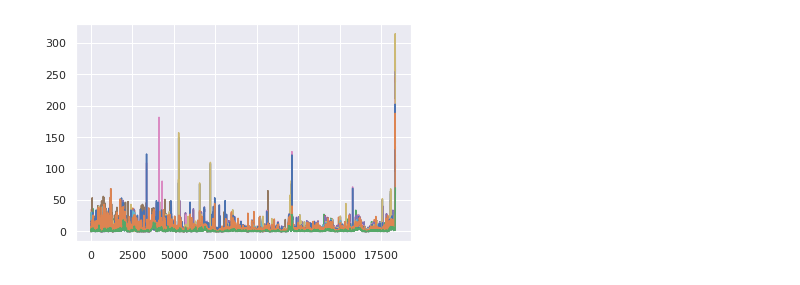
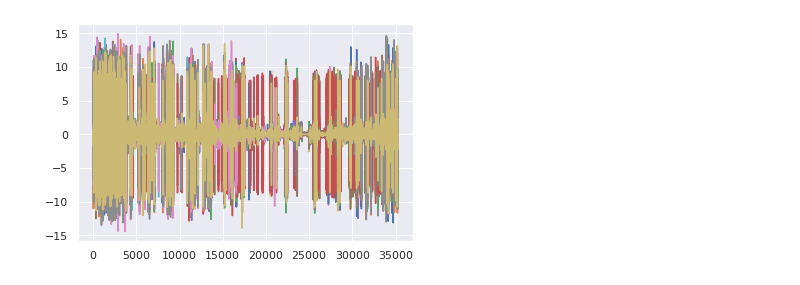
Before and after one commit to spaceonion1001/LD-CPD, a Jupyter notebook: notebooks/HolidayFarm.ipynb, the cells around one changed output. Cells and saved outputs as stored; diff of their text form; code cells hidden in the pictures.

```diff
--- a/notebooks/HolidayFarm.ipynb
+++ b/notebooks/HolidayFarm.ipynb
@@ -187,0 +219,7 @@ dtype: float64
+# %%
+full_data_clean = full_data.drop(['PM2.5_ATM_ug/m3_7', 'PM2.5_ATM_ug/m3_16', 'PM2.5_ATM_ug/m3_19', 'PM2.5_ATM_ug/m3_20',
+                                  'PM2.5_ATM_ug/m3_22'], axis=1)
+# %%
+full_data_clean_vals = full_data_clean.values
+# %%
+full_data_clean_vals[np.where(full_data_clean_vals == 0)] = 1e-5
@@ -188,4 +235,6 @@ dtype: float64
+# %%
+full_data_clean_vals = pd.DataFrame(np.log(full_data_clean_vals)).diff().values[1:, :]
 # %%
-plt.plot(full_data_clean.values);
+plt.plot(full_data_clean_vals);
 # %% [output]
-[figure, old version]
+[figure, new version]
```
Also changed, not shown: parts of 30 cells of this notebook, 8 other files.
